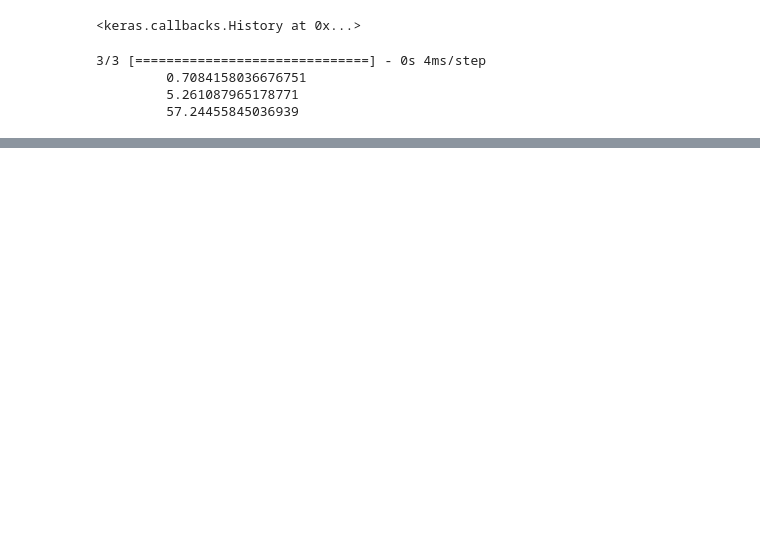
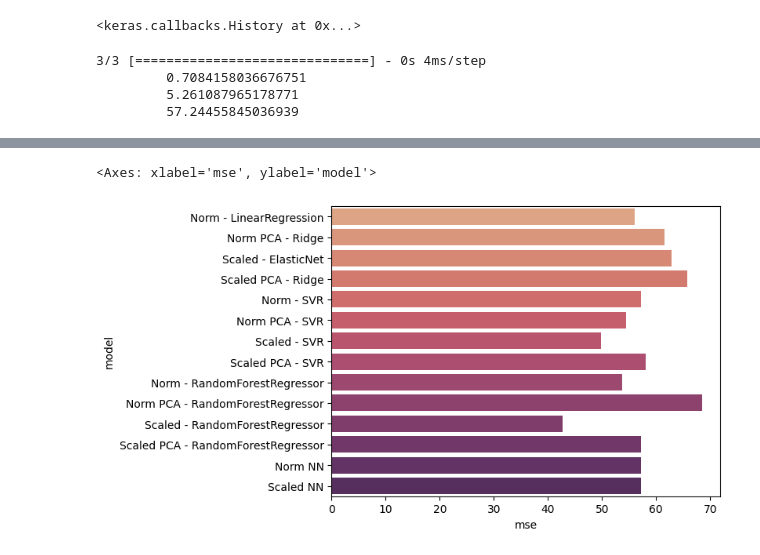
Before and after one commit to gavinlampton/CECS456-Group7_final-project, a Jupyter notebook: Combined.ipynb, the cells around one changed output, grey strips where cells are left out. Drawn from its saved outputs; the diff is of its cells as text; code cells hidden in the pictures; blank space fills up the shorter version.

```diff
--- a/Combined.ipynb
+++ b/Combined.ipynb
@@ -725,0 +769,5 @@ for row in errors:
+# %%
+sns.barplot(data=mse_values, x='mse', y='model', palette='flare')
+# %% [output]
+<Axes: xlabel='mse', ylabel='model'>
+[figure, added]
```
Also changed, not shown: parts of 8 cells of this notebook.
